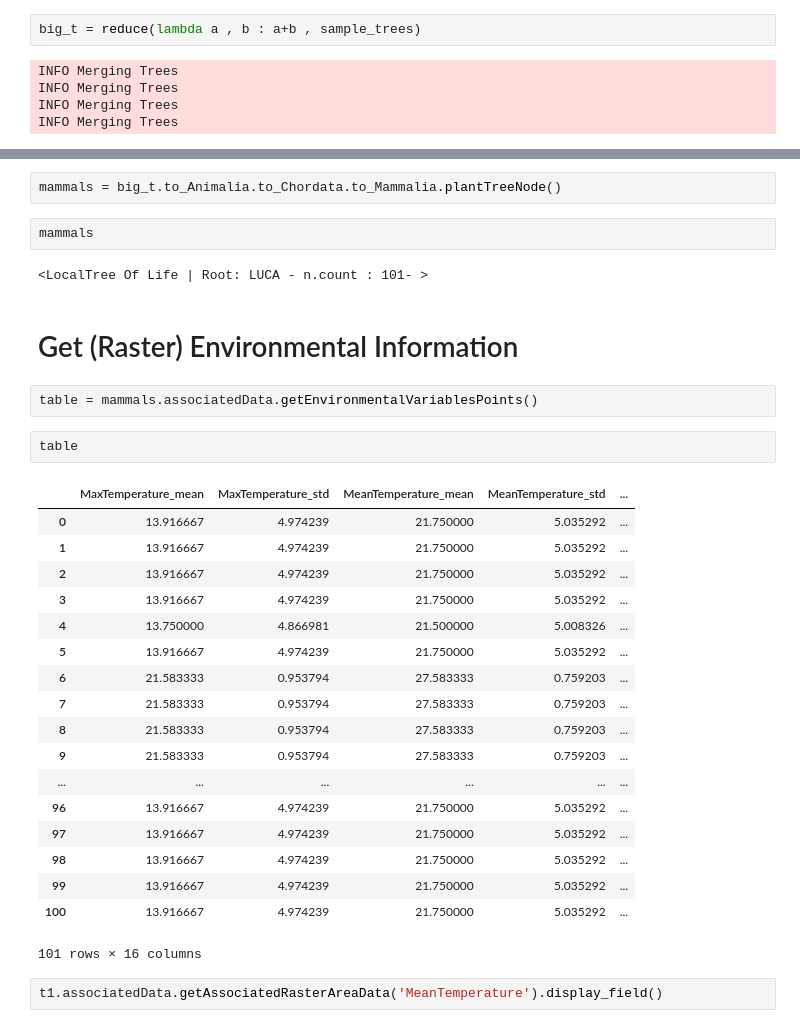
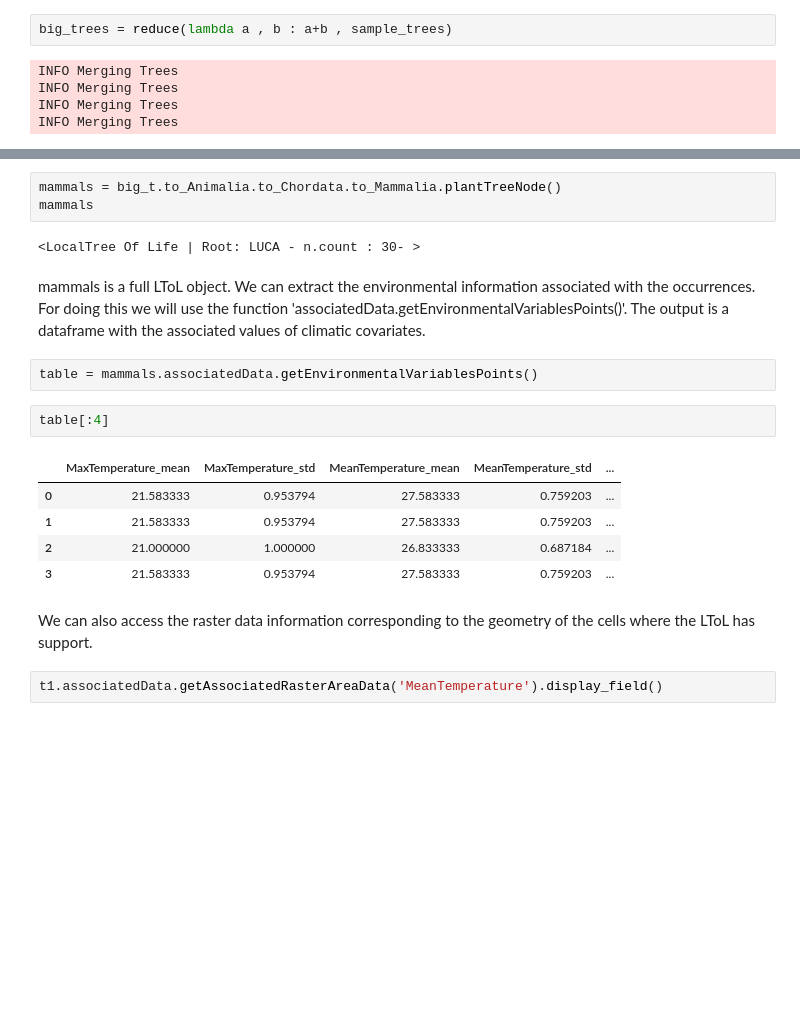
Before and after one commit to molgor/biospytial, a Jupyter notebook: ipython-notebooks/demos/Mosquitos_and_friends.ipynb, the cells around one changed output, grey strips where cells are left out. Saved outputs shown, nothing was run; the diff lists cells and outputs as text; blank space fills up the shorter version.

```diff
--- a/ipython-notebooks/demos/Mosquitos_and_friends.ipynb
+++ b/ipython-notebooks/demos/Mosquitos_and_friends.ipynb
@@ -113,5 +184,5 @@ INFO Merging Trees
 # %%
-big_t = reduce(lambda a , b : a+b , sample_trees)
+big_trees = reduce(lambda a , b : a+b , sample_trees)
 # %% [output]
 INFO Merging Trees
 INFO Merging Trees
@@ -122,34 +194,22 @@ INFO Merging Trees
 # %%
 mammals = big_t.to_Animalia.to_Chordata.to_Mammalia.plantTreeNode()
+mammals
+# %% [output]
+<LocalTree Of Life | Root: LUCA - n.count : 30- >
-# %%
-mammals
-# %% [output]
-<LocalTree Of Life | Root: LUCA - n.count : 101- >
-# %% [markdown]
-# Get (Raster) Environmental Information
+# %% [markdown]
+mammals is a full LToL object. We can extract the environmental information associated with the occurrences. For doing this we will use the function 'associatedData.getEnvironmentalVariablesPoints()'. The output is a dataframe with the associated values of climatic covariates.
 # %%
 table = mammals.associatedData.getEnvironmentalVariablesPoints()
 # %%
-table
+table[:4]
 # %% [output]
 |  | MaxTemperature_mean | MaxTemperature_std | MeanTemperature_mean | MeanTemperature_std | ... |
-| 0 | 13.916667 | 4.974239 | 21.750000 | 5.035292 | ... |
-| 1 | 13.916667 | 4.974239 | 21.750000 | 5.035292 | ... |
-| 2 | 13.916667 | 4.974239 | 21.750000 | 5.035292 | ... |
-| 3 | 13.916667 | 4.974239 | 21.750000 | 5.035292 | ... |
-| 4 | 13.750000 | 4.866981 | 21.500000 | 5.008326 | ... |
-| 5 | 13.916667 | 4.974239 | 21.750000 | 5.035292 | ... |
-| 6 | 21.583333 | 0.953794 | 27.583333 | 0.759203 | ... |
-| 7 | 21.583333 | 0.953794 | 27.583333 | 0.759203 | ... |
-| 8 | 21.583333 | 0.953794 | 27.583333 | 0.759203 | ... |
-| 9 | 21.583333 | 0.953794 | 27.583333 | 0.759203 | ... |
-| ... | ... | ... | ... | ... | ... |
-| 96 | 13.916667 | 4.974239 | 21.750000 | 5.035292 | ... |
-| 97 | 13.916667 | 4.974239 | 21.750000 | 5.035292 | ... |
-| 98 | 13.916667 | 4.974239 | 21.750000 | 5.035292 | ... |
-| 99 | 13.916667 | 4.974239 | 21.750000 | 5.035292 | ... |
-| 100 | 13.916667 | 4.974239 | 21.750000 | 5.035292 | ... |
+| 0 | 21.583333 | 0.953794 | 27.583333 | 0.759203 | ... |
+| 1 | 21.583333 | 0.953794 | 27.583333 | 0.759203 | ... |
+| 2 | 21.000000 | 1.000000 | 26.833333 | 0.687184 | ... |
+| 3 | 21.583333 | 0.953794 | 27.583333 | 0.759203 | ... |
-101 rows × 16 columns
+# %% [markdown]
+We can also access the raster data information corresponding to the geometry of the cells where the LToL has support.
 # %%
 t1.associatedData.getAssociatedRasterAreaData('MeanTemperature').display_field()
 # %% [output]
```
Also changed, not shown: parts of 63 cells of this notebook, 25 other files.
